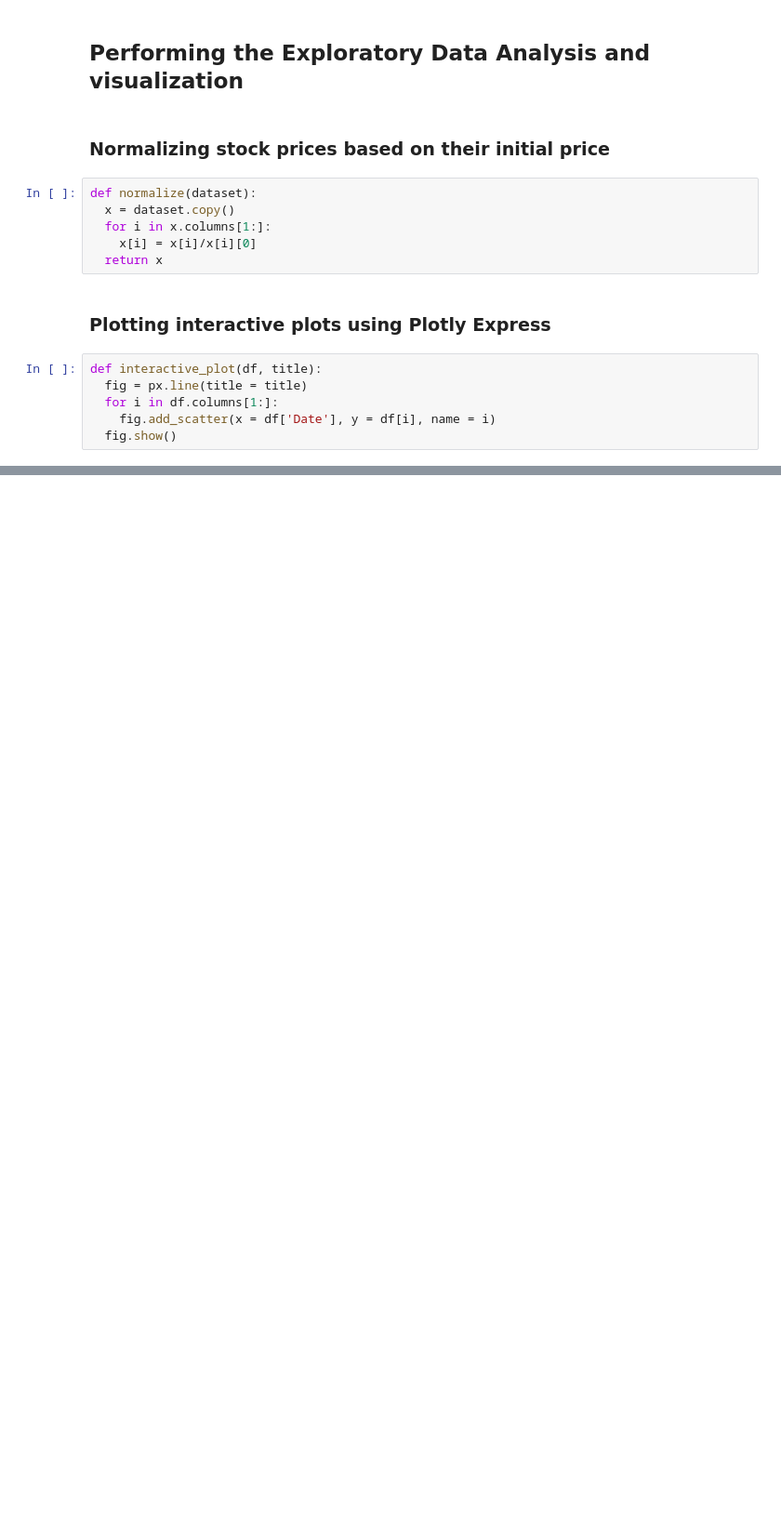
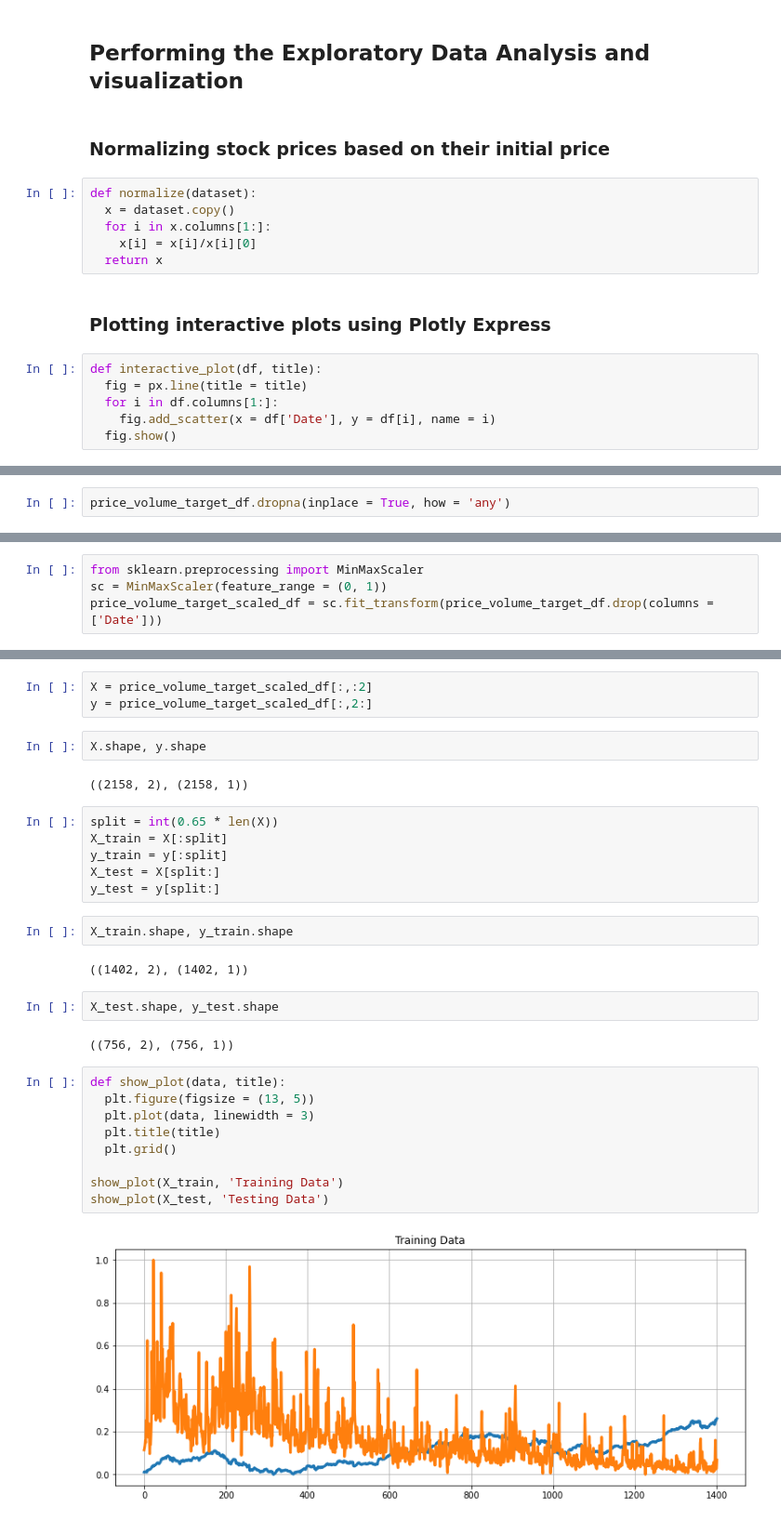
Before and after one commit to Monalika-P/Machine-Learning-for-Financial-Analysis, a Jupyter notebook: Stock Price Predictions Using Regression & LSTM/Stock_Price_Predictions_Using_Regression_&_LSTM.ipynb, the cells around one changed output, grey strips where cells are left out. Shown at 93% size. Drawn from its saved outputs; the diff is of its cells as text; blank space fills up the shorter version.

```diff
--- a/Stock Price Predictions Using Regression & LSTM/Stock_Price_Predictions_Using_Regression_&_LSTM.ipynb
+++ b/Stock Price Predictions Using Regression & LSTM/Stock_Price_Predictions_Using_Regression_&_LSTM.ipynb
@@ -178,0 +229,2 @@ interactive_plot(stock_price_df, 'Stock Prices')
+# %%
+price_volume_target_df.dropna(inplace = True, how = 'any')
@@ -178,0 +242,4 @@ interactive_plot(stock_price_df, 'Stock Prices')
+# %%
+from sklearn.preprocessing import MinMaxScaler
+sc = MinMaxScaler(feature_range = (0, 1))
+price_volume_target_scaled_df = sc.fit_transform(price_volume_target_df.drop(columns = ['Date']))
@@ -178,0 +269,32 @@ interactive_plot(stock_price_df, 'Stock Prices')
+# %%
+X = price_volume_target_scaled_df[:,:2]
+y = price_volume_target_scaled_df[:,2:]
+# %%
+X.shape, y.shape
+# %% [output]
+((2158, 2), (2158, 1))
+# %%
+split = int(0.65 * len(X))
+X_train = X[:split]
+y_train = y[:split]
+X_test = X[split:]
+y_test = y[split:]
+# %%
+X_train.shape, y_train.shape
+# %% [output]
+((1402, 2), (1402, 1))
+# %%
+X_test.shape, y_test.shape
+# %% [output]
+((756, 2), (756, 1))
+# %%
+def show_plot(data, title):
+  plt.figure(figsize = (13, 5))
+  plt.plot(data, linewidth = 3)
+  plt.title(title)
+  plt.grid()
+
+show_plot(X_train, 'Training Data')
+show_plot(X_test, 'Testing Data')
+# %% [output]
+[figure, added]
```
Also changed, not shown: parts of 55 cells of this notebook.
